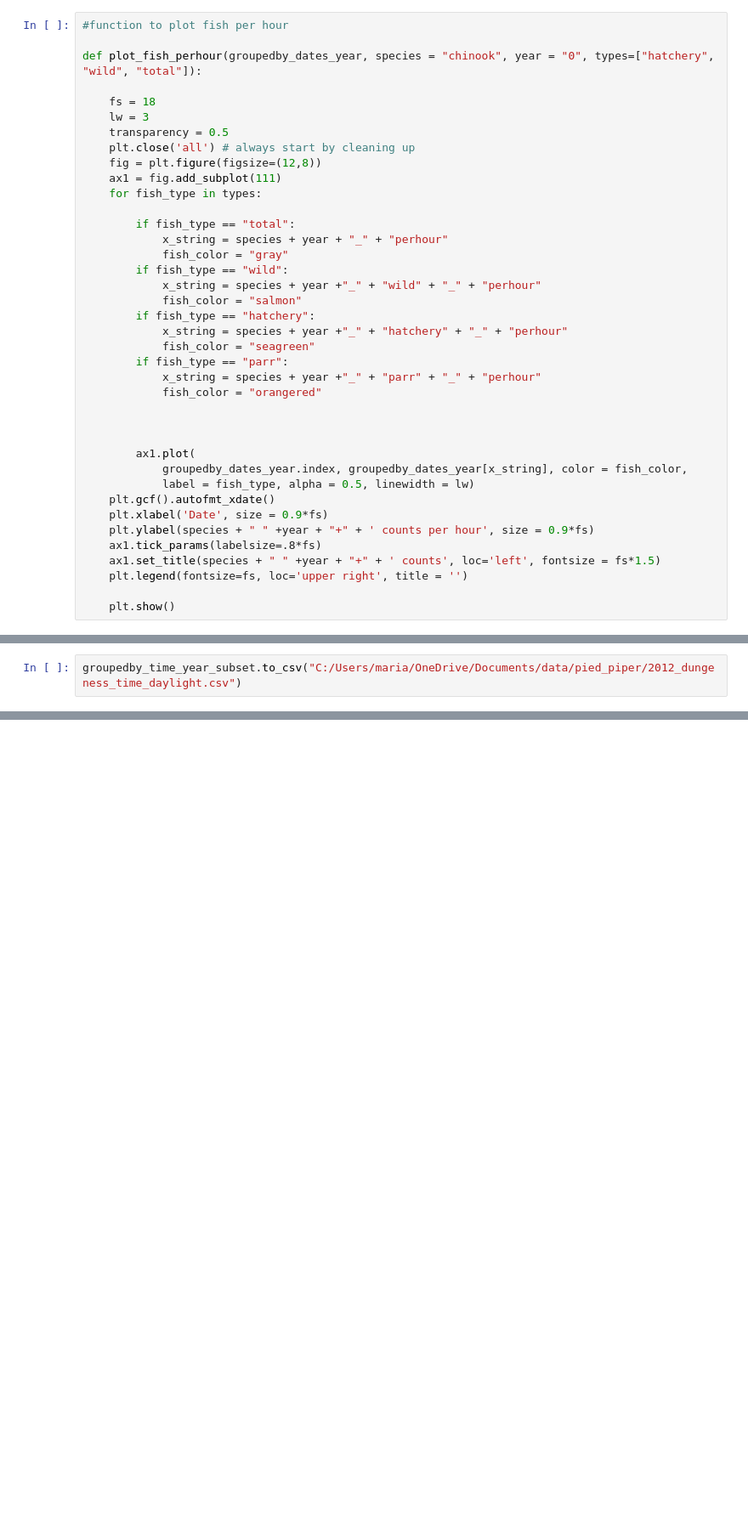
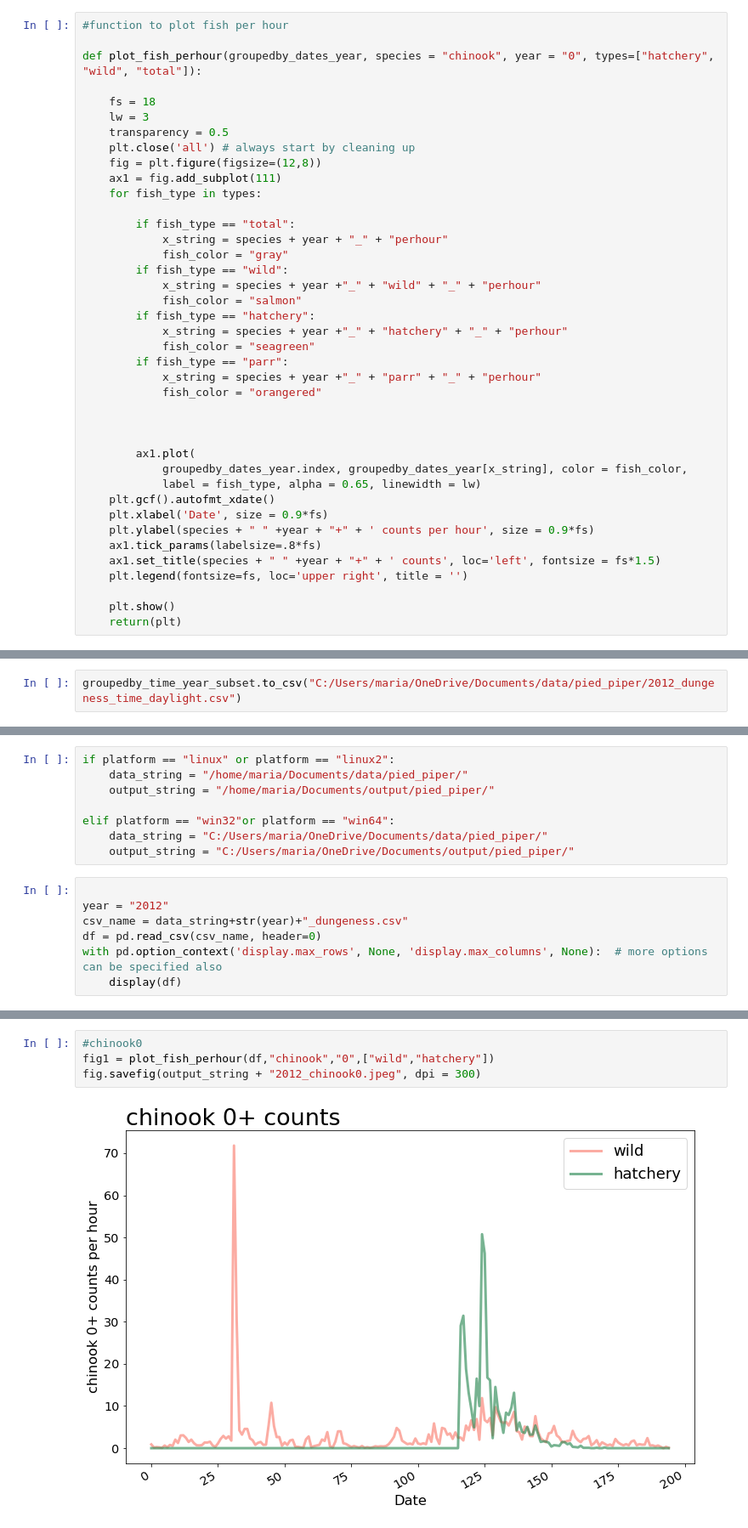
Before and after one commit to maria-kuruvilla/pied_piper, a Jupyter notebook: dungeness_2012.ipynb, the cells around one changed output, grey strips where cells are left out. Shown at 85% size. Drawn from its saved outputs; the diff is of its cells as text; blank space fills up the shorter version.

Commit message:
before after visualization

```diff
--- a/dungeness_2012.ipynb
+++ b/dungeness_2012.ipynb
@@ -276,7 +276,7 @@ def plot_fish_perhour(groupedby_dates_year, species = "chinook", year = "0", typ
 
         ax1.plot(
             groupedby_dates_year.index, groupedby_dates_year[x_string], color = fish_color,
-            label = fish_type, alpha = 0.5, linewidth = lw)
+            label = fish_type, alpha = 0.65, linewidth = lw)
     plt.gcf().autofmt_xdate()
     plt.xlabel('Date', size = 0.9*fs)
     plt.ylabel(species + " " +year + "+" + ' counts per hour', size = 0.9*fs)
@@ -285,6 +285,7 @@ def plot_fish_perhour(groupedby_dates_year, species = "chinook", year = "0", typ
     plt.legend(fontsize=fs, loc='upper right', title = '')
 
     plt.show()
+    return(plt)
 # %%
 #chinook0
 plot_fish_perhour(groupedby_dates_year,"chinook","0",["total","wild","hatchery"])
@@ -621,0 +628,15 @@ groupedby_time_year_subset.to_csv("C:/Users/maria/OneDrive/Documents/data/pied_p
+# %%
+if platform == "linux" or platform == "linux2":
+    data_string = "/home/maria/Documents/data/pied_piper/"
+    output_string = "/home/maria/Documents/output/pied_piper/"
+
+elif platform == "win32"or platform == "win64":
+    data_string = "C:/Users/maria/OneDrive/Documents/data/pied_piper/"
+    output_string = "C:/Users/maria/OneDrive/Documents/output/pied_piper/"
+# %%
+
+year = "2012"
+csv_name = data_string+str(year)+"_dungeness.csv"
+df = pd.read_csv(csv_name, header=0)
+with pd.option_context('display.max_rows', None, 'display.max_columns', None):  # more options can be specified also
+    display(df)
@@ -621,0 +661,6 @@ groupedby_time_year_subset.to_csv("C:/Users/maria/OneDrive/Documents/data/pied_p
+# %%
+#chinook0
+fig1 = plot_fish_perhour(df,"chinook","0",["wild","hatchery"])
+fig.savefig(output_string + "2012_chinook0.jpeg", dpi = 300)
+# %% [output]
+[figure, added]
```
Also changed, not shown: parts of 5 cells of this notebook, 1 other file.
